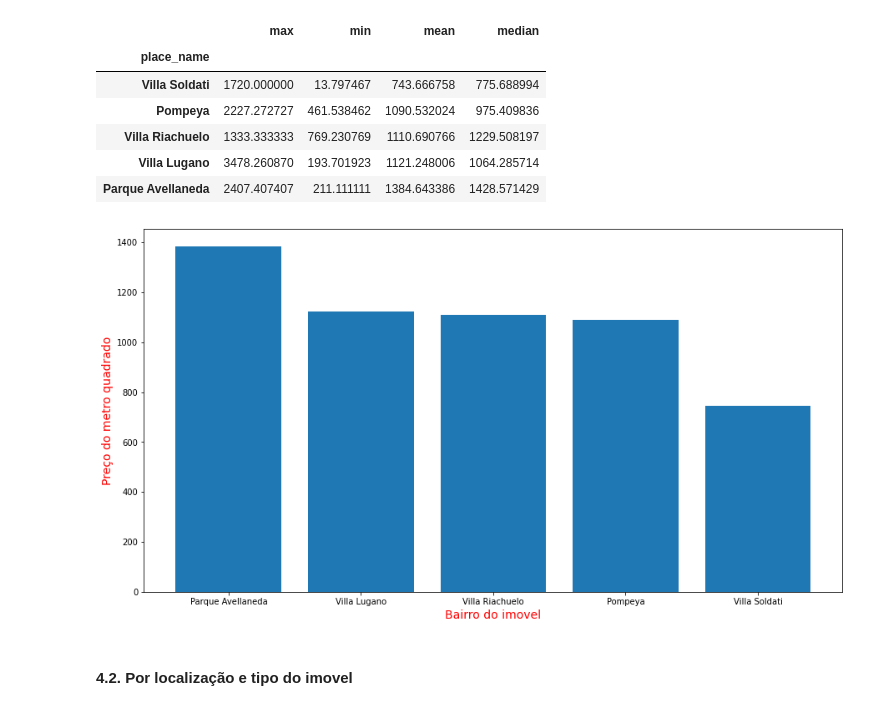
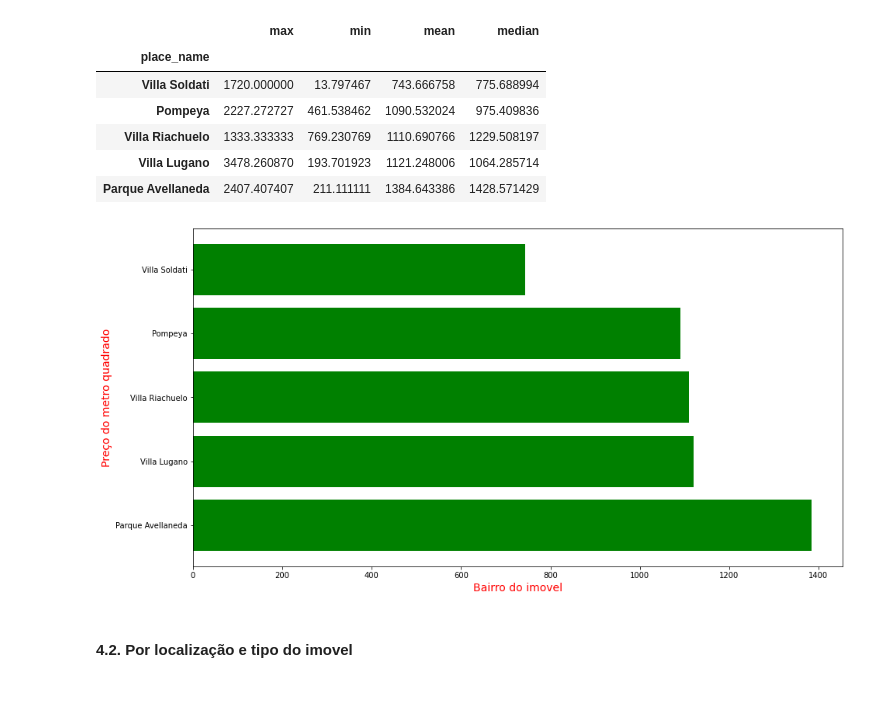
Before and after one commit to lidiambsouza/price_properties, a Jupyter notebook: price_properties.ipynb, the cells around one changed output. Saved outputs shown, nothing was run; the diff lists cells and outputs as text; code cells hidden in the pictures.

```diff
--- a/price_properties.ipynb
+++ b/price_properties.ipynb
@@ -372,11 +372,11 @@ medias_bairro_ordenada_5_menor.sort_values(by=['mean'], ascending=True)
 # %%
 plt.figure(figsize = (15, 8))
 plt.xlabel('Bairro do imovel', fontsize=14, color='red')
 plt.ylabel('Preço do metro quadrado', fontsize=14, color='red')
-plt.bar(medias_bairro_ordenada_5_menor.index, medias_bairro_ordenada_5_menor['mean'])
+plt.barh(medias_bairro_ordenada_5_menor.index, medias_bairro_ordenada_5_menor['mean'],color='green')
 plt.show()
 # %% [output]
-[figure, old version]
+[figure, new version]
 # %% [markdown]
 <h4>4.2. Por localização e tipo do imovel</h4>
 # %%
```
Also changed, not shown: parts of 3 cells of this notebook.
